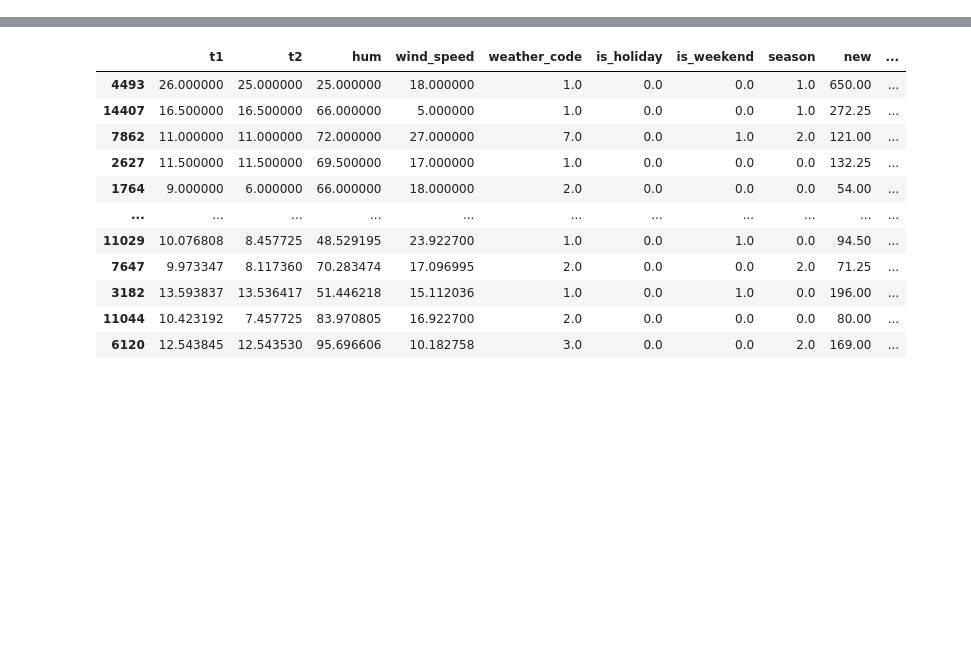
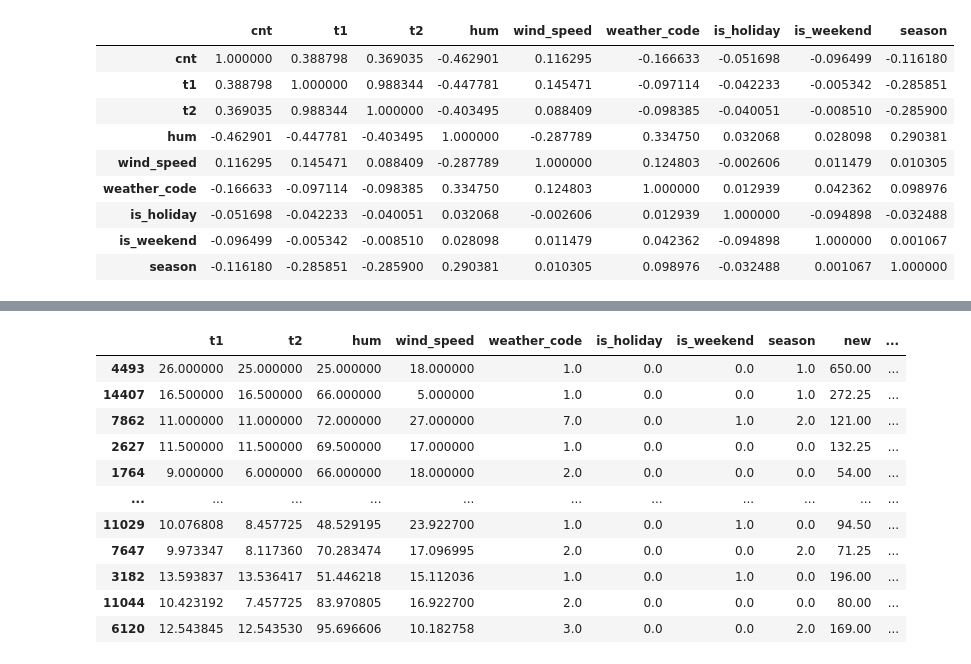
Before and after one commit to S-Alikhonov/AI_ML, a Jupyter notebook: Chapter 2/11. Data Enhancement/enhanced.ipynb, the cells around one changed output, grey strips where cells are left out. Saved outputs shown, nothing was run; the diff lists cells and outputs as text; code cells hidden in the pictures; blank space fills up the shorter version.

```diff
--- a/Chapter 2/11. Data Enhancement/enhanced.ipynb
+++ b/Chapter 2/11. Data Enhancement/enhanced.ipynb
@@ -21,7 +21,19 @@ from sklearn.preprocessing import PowerTransformer
 # %%
 data = pd.read_csv('data/london_merged.csv')
 data.head(1)
 np.random.seed(0)
+data.corr(method='pearson')
+# %% [output]
+|  | cnt | t1 | t2 | hum | wind_speed | weather_code | is_holiday | is_weekend | season |
+| cnt | 1.000000 | 0.388798 | 0.369035 | -0.462901 | 0.116295 | -0.166633 | -0.051698 | -0.096499 | -0.116180 |
+| t1 | 0.388798 | 1.000000 | 0.988344 | -0.447781 | 0.145471 | -0.097114 | -0.042233 | -0.005342 | -0.285851 |
+| t2 | 0.369035 | 0.988344 | 1.000000 | -0.403495 | 0.088409 | -0.098385 | -0.040051 | -0.008510 | -0.285900 |
+| hum | -0.462901 | -0.447781 | -0.403495 | 1.000000 | -0.287789 | 0.334750 | 0.032068 | 0.028098 | 0.290381 |
+| wind_speed | 0.116295 | 0.145471 | 0.088409 | -0.287789 | 1.000000 | 0.124803 | -0.002606 | 0.011479 | 0.010305 |
+| weather_code | -0.166633 | -0.097114 | -0.098385 | 0.334750 | 0.124803 | 1.000000 | 0.012939 | 0.042362 | 0.098976 |
+| is_holiday | -0.051698 | -0.042233 | -0.040051 | 0.032068 | -0.002606 | 0.012939 | 1.000000 | -0.094898 | -0.032488 |
+| is_weekend | -0.096499 | -0.005342 | -0.008510 | 0.028098 | 0.011479 | 0.042362 | -0.094898 | 1.000000 | 0.001067 |
+| season | -0.116180 | -0.285851 | -0.285900 | 0.290381 | 0.010305 | 0.098976 | -0.032488 | 0.001067 | 1.000000 |
 # %%
 data.corr(method='pearson')
 data['new']= data['t1'] * data['t2']
```
Also changed, not shown: parts of 2 cells of this notebook, 9 other files.
